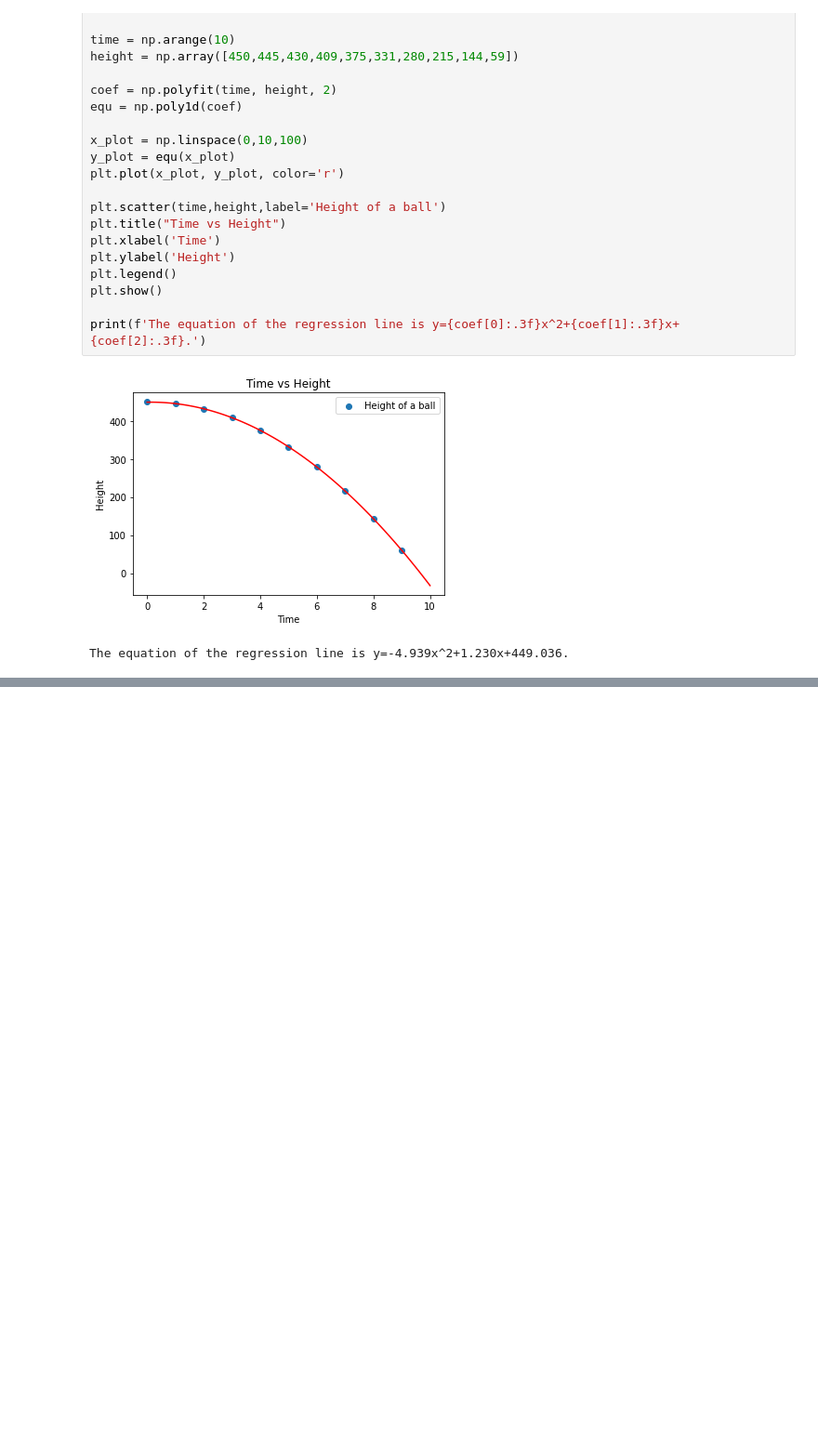
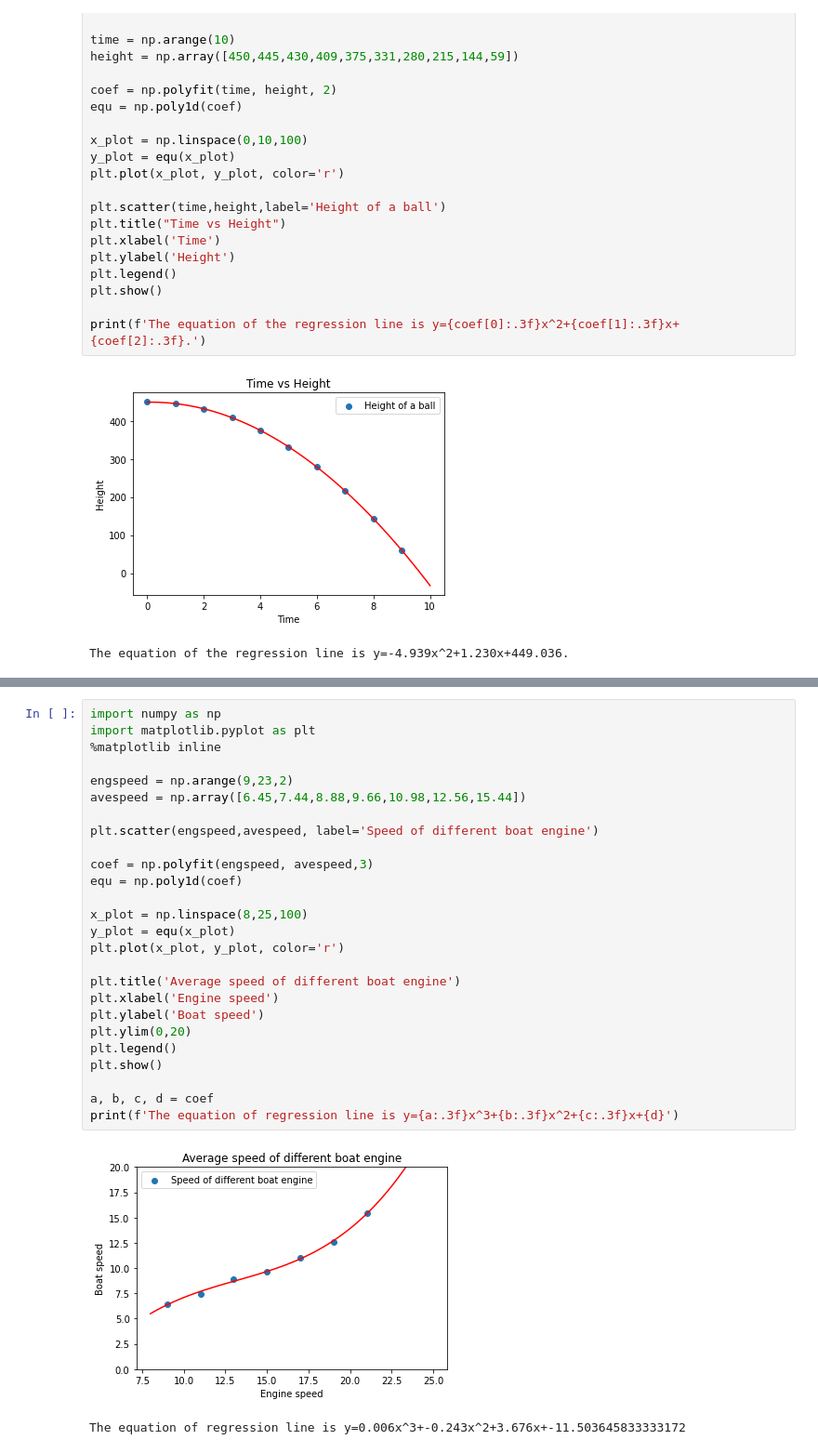
Before and after one commit to sakamotogin/modeling-functions, a Jupyter notebook: Modeling_Functions.ipynb, the cells around one changed output, grey strips where cells are left out. Shown at 93% size. Saved outputs shown, nothing was run; the diff lists cells and outputs as text; blank space fills up the shorter version.

```diff
--- a/Modeling_Functions.ipynb
+++ b/Modeling_Functions.ipynb
@@ -245,0 +288,29 @@ distance = np.array([371,465,511,498,439,325])
+# %%
+import numpy as np
+import matplotlib.pyplot as plt
+%matplotlib inline
+
+engspeed = np.arange(9,23,2)
+avespeed = np.array([6.45,7.44,8.88,9.66,10.98,12.56,15.44])
+
+plt.scatter(engspeed,avespeed, label='Speed of different boat engine')
+
+coef = np.polyfit(engspeed, avespeed,3)
+equ = np.poly1d(coef)
+
+x_plot = np.linspace(8,25,100)
+y_plot = equ(x_plot)
+plt.plot(x_plot, y_plot, color='r')
+
+plt.title('Average speed of different boat engine')
+plt.xlabel('Engine speed')
+plt.ylabel('Boat speed')
+plt.ylim(0,20)
+plt.legend()
+plt.show()
+
+a, b, c, d = coef
+print(f'The equation of regression line is y={a:.3f}x^3+{b:.3f}x^2+{c:.3f}x+{d}')
+# %% [output]
+[figure, added]
+The equation of regression line is y=0.006x^3+-0.243x^2+3.676x+-11.503645833333172
```
Also changed, not shown: parts of 20 cells of this notebook.
